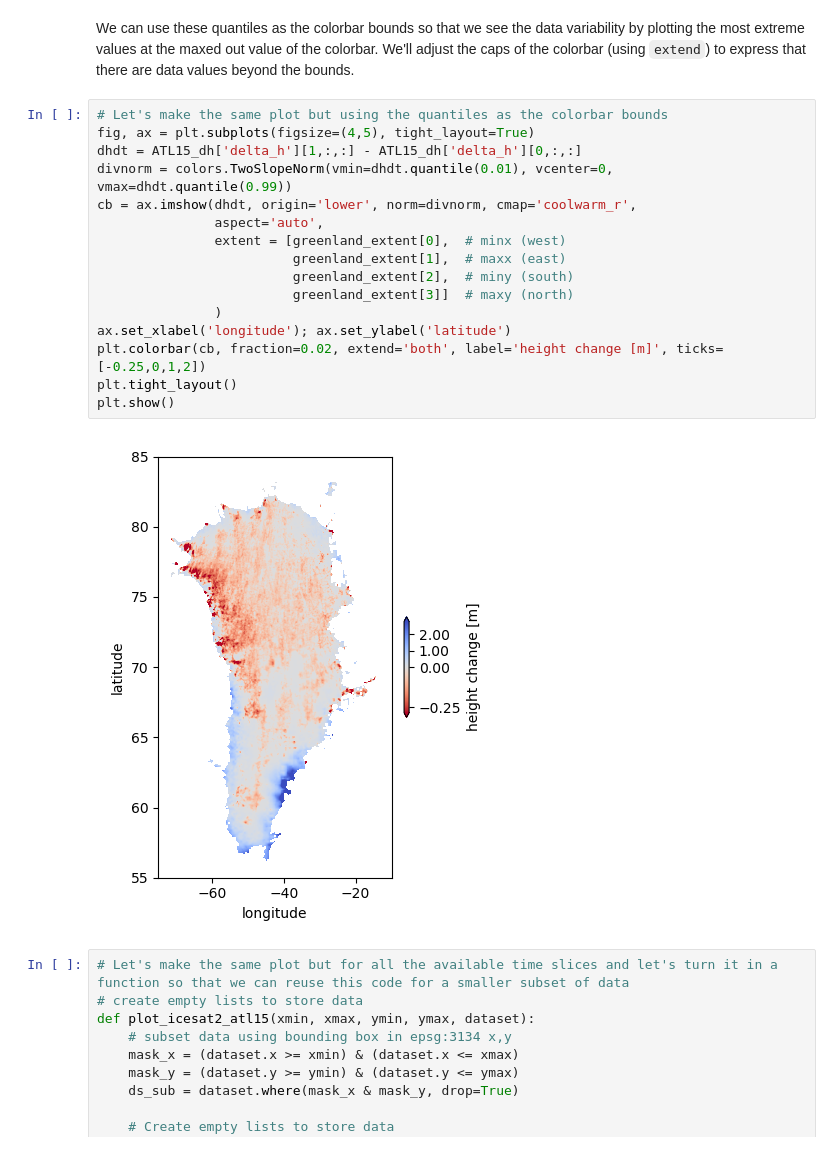
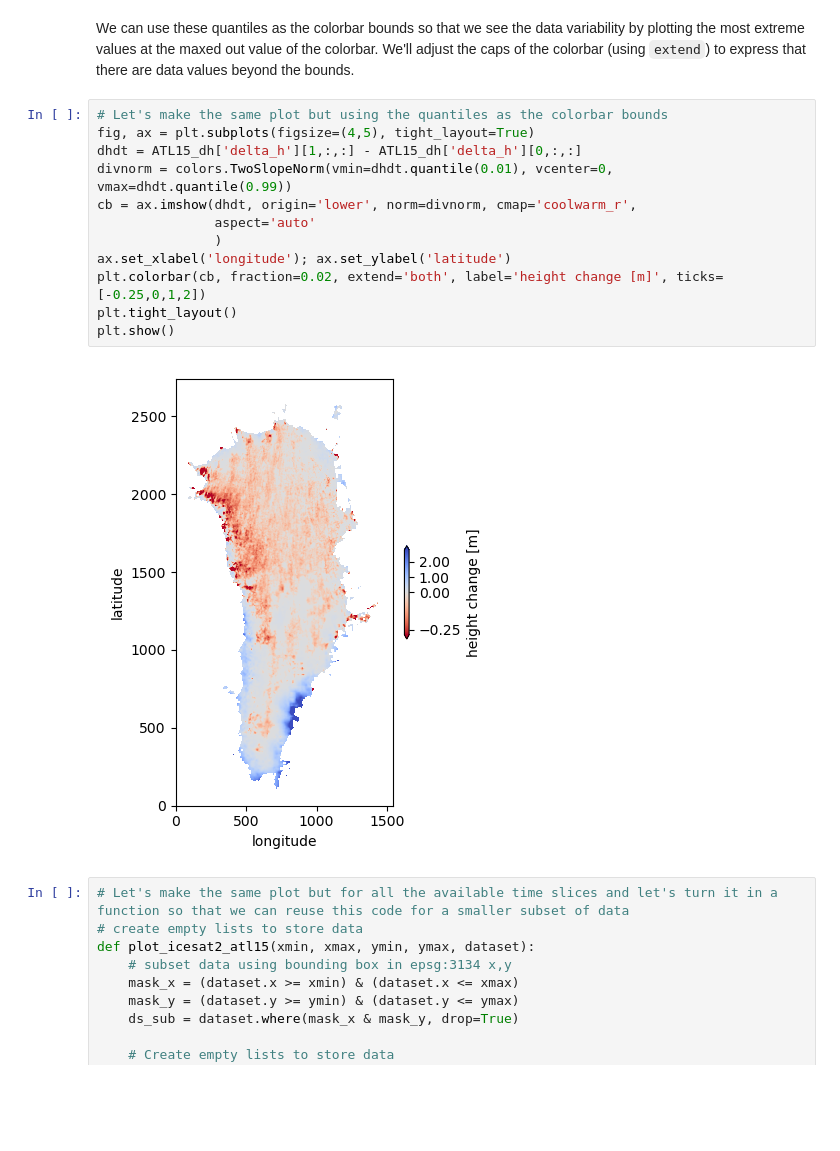
Before and after one commit to CryoInTheCloud/CryoCloudWebsite, a Jupyter notebook: book/tutorials/IS2_ATL15_surface_height_anomalies/IS2_ATL15_surface_height_anomalies.ipynb, the cells around one changed output. Cells and saved outputs as stored; diff of their text form; blank space fills up the shorter version.

```diff
--- a/book/tutorials/IS2_ATL15_surface_height_anomalies/IS2_ATL15_surface_height_anomalies.ipynb
+++ b/book/tutorials/IS2_ATL15_surface_height_anomalies/IS2_ATL15_surface_height_anomalies.ipynb
@@ -490,21 +484,17 @@ We can use these quantiles as the colorbar bounds so that we see the data variab
 # %%
 # Let's make the same plot but using the quantiles as the colorbar bounds
 fig, ax = plt.subplots(figsize=(4,5), tight_layout=True)
 dhdt = ATL15_dh['delta_h'][1,:,:] - ATL15_dh['delta_h'][0,:,:]
 divnorm = colors.TwoSlopeNorm(vmin=dhdt.quantile(0.01), vcenter=0, vmax=dhdt.quantile(0.99))
 cb = ax.imshow(dhdt, origin='lower', norm=divnorm, cmap='coolwarm_r',
-               aspect='auto',
-               extent = [greenland_extent[0],  # minx (west)
-                         greenland_extent[1],  # maxx (east)
-                         greenland_extent[2],  # miny (south)
-                         greenland_extent[3]]  # maxy (north)
+               aspect='auto'
                )
 ax.set_xlabel('longitude'); ax.set_ylabel('latitude')
 plt.colorbar(cb, fraction=0.02, extend='both', label='height change [m]', ticks=[-0.25,0,1,2])
 plt.tight_layout()
 plt.show()
 # %% [output]
-[figure, old version]
+[figure, new version]
 # %%
 # Let's make the same plot but for all the available time slices and let's turn it in a function so that we can reuse this code for a smaller subset of data
 # create empty lists to store data
```
Also changed, not shown: parts of 13 cells of this notebook.
